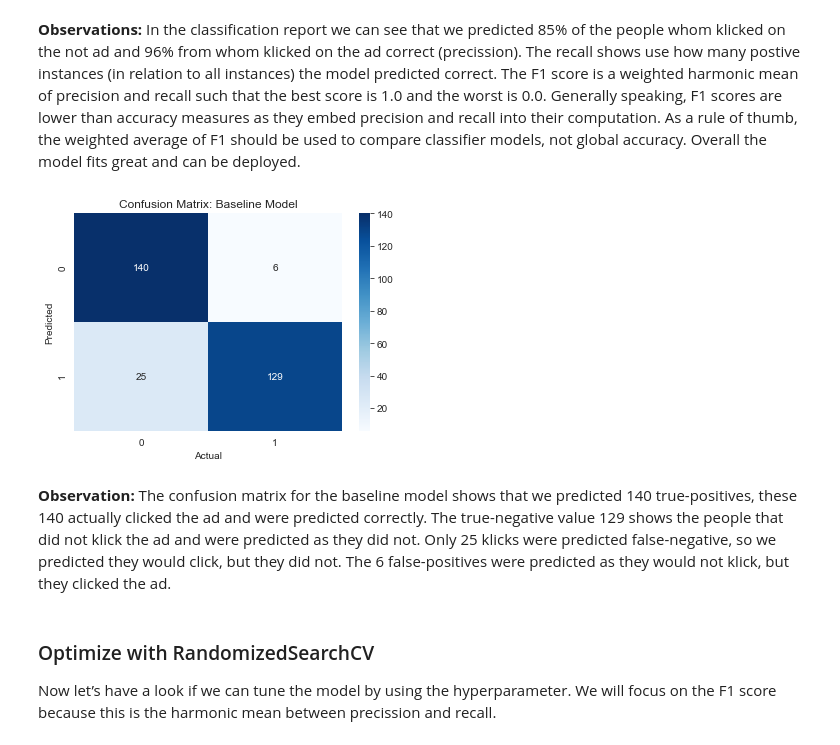
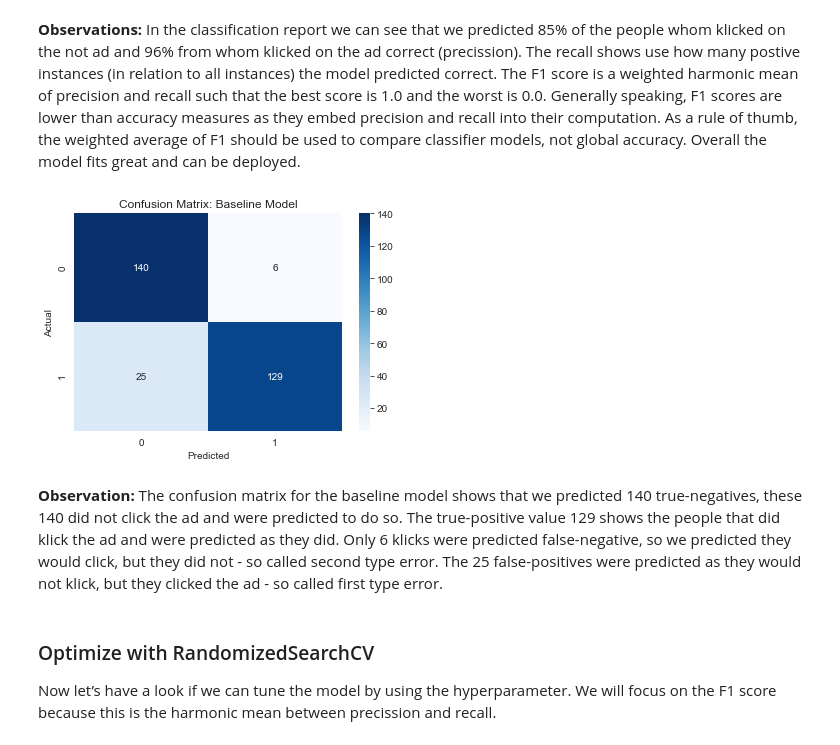
Before and after one commit to sls-mdr/fbc-logistic-regression, a Jupyter notebook: logistic-reg-advertisment.ipynb, the cells around one changed output. Cells and saved outputs as stored; diff of their text form; code cells hidden in the pictures.

Commit message:
evaluation of test group

```diff
--- a/logistic-reg-advertisment.ipynb
+++ b/logistic-reg-advertisment.ipynb
@@ -337,16 +344,16 @@ weighted avg       0.90      0.90      0.90       300
 **Observations:** In the classification report we can see that we predicted 85% of the people whom klicked on the not ad and 96% from whom klicked on the ad correct (precission). The recall shows use how many postive instances (in relation to all instances) the model predicted correct. The F1 score is a weighted harmonic mean of precision and recall such that the best score is 1.0 and the worst is 0.0. Generally speaking, F1 scores are lower than accuracy measures as they embed precision and recall into their computation. As a rule of thumb, the weighted average of F1 should be used to compare classifier models, not global accuracy. Overall the model fits great and can be deployed.
 # %%
 confusion_matrix = pd.crosstab(y_test, predictions, rownames=['Actual'], colnames=['Predicted'])
-conf_mat = pd.crosstab(np.ravel(y_test), np.ravel(predictions), colnames=["Actual"], rownames=["Predicted"])
+conf_mat = pd.crosstab(np.ravel(y_test), np.ravel(predictions), colnames=["Predicted"], rownames=["Actual"])
 
 sns.heatmap(conf_mat, annot=True, cmap="Blues", fmt="g")
 
 plt.title('Confusion Matrix: Baseline Model')
 plt.savefig('figures/conf-matrix-base.png')
 # %% [output]
-[figure, old version]
+[figure, new version]
 # %% [markdown]
-**Observation:** The confusion matrix for the baseline model shows that we predicted 140 true-positives, these 140 actually clicked the ad and were predicted correctly. The true-negative value 129 shows the people that did not klick the ad and were predicted as they did not. Only 25 klicks were predicted false-negative, so we predicted they would click, but they did not. The 6 false-positives were predicted as they would not klick, but they clicked the ad.
+**Observation:** The confusion matrix for the baseline model shows that we predicted 140 true-negatives, these 140 did not click the ad and were predicted to do so. The true-positive value 129 shows the people that did klick the ad and were predicted as they did. Only 6 klicks were predicted false-negative, so we predicted they would click, but they did not - so called second type error. The 25 false-positives were predicted as they would not klick, but they clicked the ad - so called first type error.
 # %% [markdown]
 ### Optimize with RandomizedSearchCV
 
```
Also changed, not shown: parts of 23 cells of this notebook, 9 other files.
